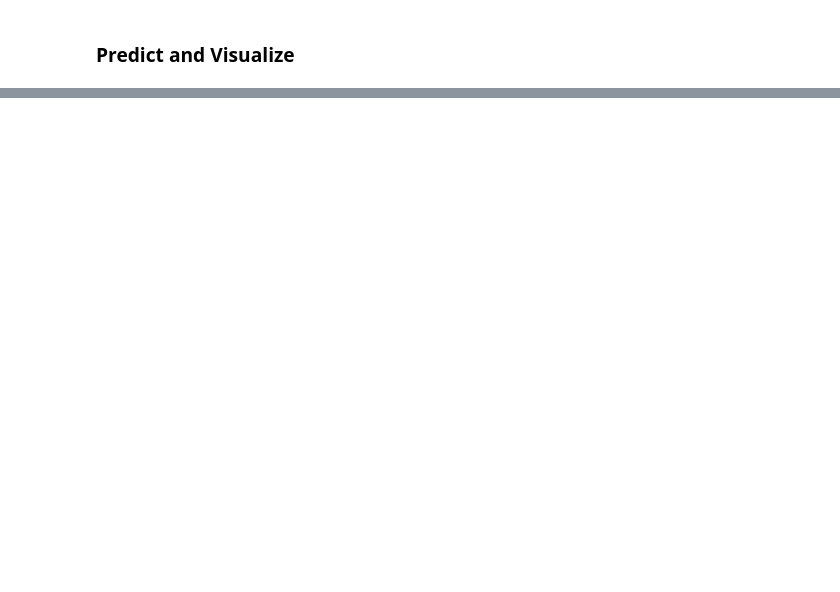
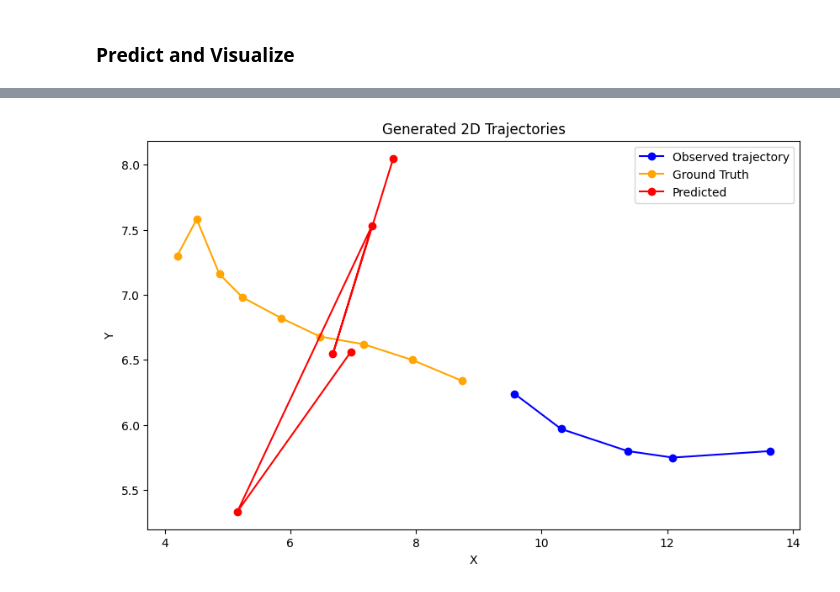
Before and after one commit to BlueOceanWave/cs512-human-trajectory-prediction, a Jupyter notebook: BOSampler_scratch.ipynb, the cells around one changed output, grey strips where cells are left out. Drawn from its saved outputs; the diff is of its cells as text; code cells hidden in the pictures; blank space fills up the shorter version.

```diff
--- a/BOSampler_scratch.ipynb
+++ b/BOSampler_scratch.ipynb
@@ -689,0 +842,55 @@ Offset: (0.23603910207748413, 0.49847447872161865)
+# %%
+def predict_trajectory(model, observed_trajectory):
+    """
+    Generates predicted trajectory using the trained VAE model.
+
+    Args:
+        model (TrajectoryVAE): Trained VAE model for trajectory prediction.
+        observed_trajectory (torch.Tensor): Tensor of observed points with shape [sequence_length, input_dim].
+
+    Returns:
+        torch.Tensor: Predicted trajectory with shape [sequence_length, input_dim].
+    """
+    model.eval()  # Set model to evaluation mode
+
+    with torch.no_grad():
+        # Encode observed trajectory to get latent mean and log-variance
+        mean, log_var = model.encode(observed_trajectory)
+
+        # Sample from the latent space
+        z = model.reparameterize(mean, log_var)
+
+        # Decode sampled latent vector to get predicted future trajectory
+        predicted_trajectory = model.decode(z)
+
+    return predicted_trajectory
+
+t2 = [13.64, 5.8, 12.09, 5.75, 11.37, 5.8, 10.31, 5.97, 9.57, 6.24, 8.73, 6.34, 7.94, 6.5, 7.17, 6.62, 6.47, 6.68, 5.86, 6.82, 5.24, 6.98, 4.87, 7.16, 4.51, 7.58, 4.2, 7.3]
+t2 = list(zip(t2[::2], t2[1::2]))
+
+past_length = 5
+X = torch.tensor(t2[:past_length])  # Example observed trajectory points
+GT = torch.tensor(t2[past_length:])  # Example observed trajectory points
+P = predict_trajectory(vae_model, X)
+
+
+import matplotlib.pyplot as plt
+
+# Plot results
+plt.figure(figsize=(10, 6))
+GT_np = GT.detach().numpy()
+X_np = X.detach().numpy()
+P_np = P.detach().numpy()
+plt.plot(X_np[:, 0], X_np[:, 1], marker='o', color="blue",  label=f'Observed trajectory')
+plt.plot(GT_np[:, 0], GT_np[:, 1], marker='o', color="orange",  label=f'Ground Truth')
+plt.plot(P_np[:, 0], P_np[:, 1], marker='o', color="red",  label=f'Predicted')
+
+plt.xlabel('X')
+plt.ylabel('Y')
+plt.title('Generated 2D Trajectories')
+handles, labels = plt.gca().get_legend_handles_labels()
+by_label = dict(zip(labels, handles))
+plt.legend(by_label.values(), by_label.keys())
+plt.show()
+# %% [output]
+[figure, added]
```
Also changed, not shown: parts of 8 cells of this notebook.
